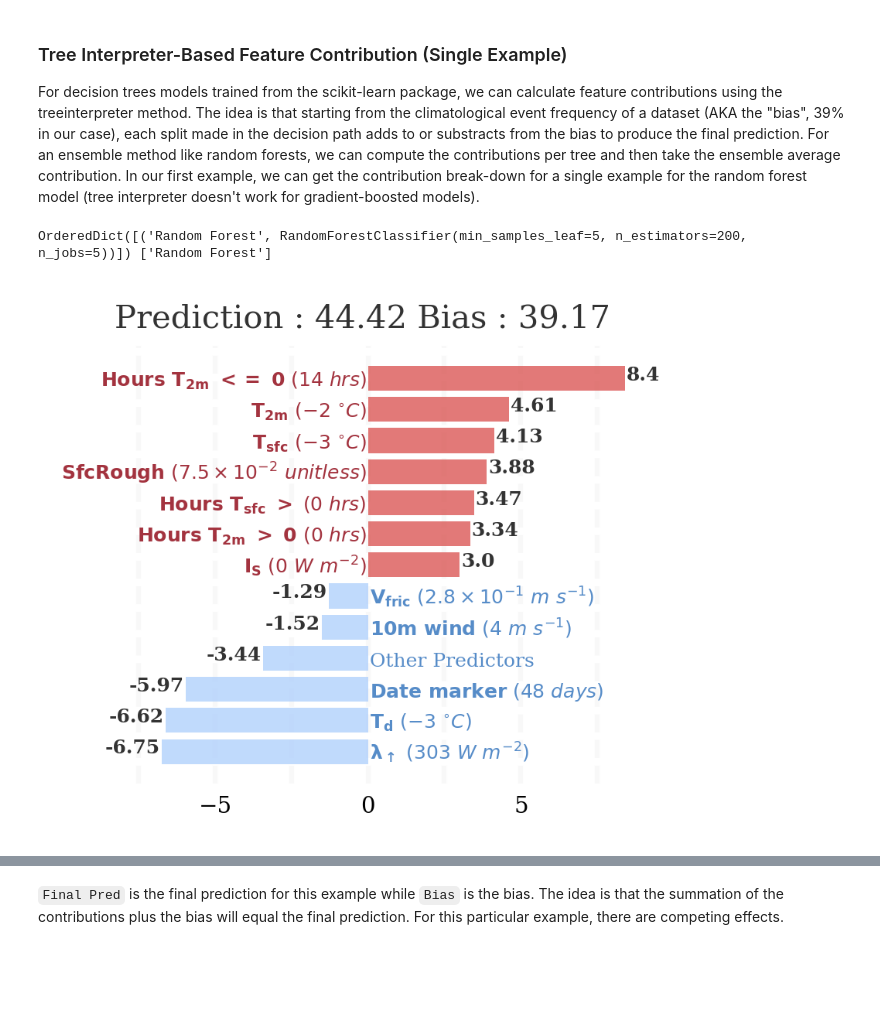
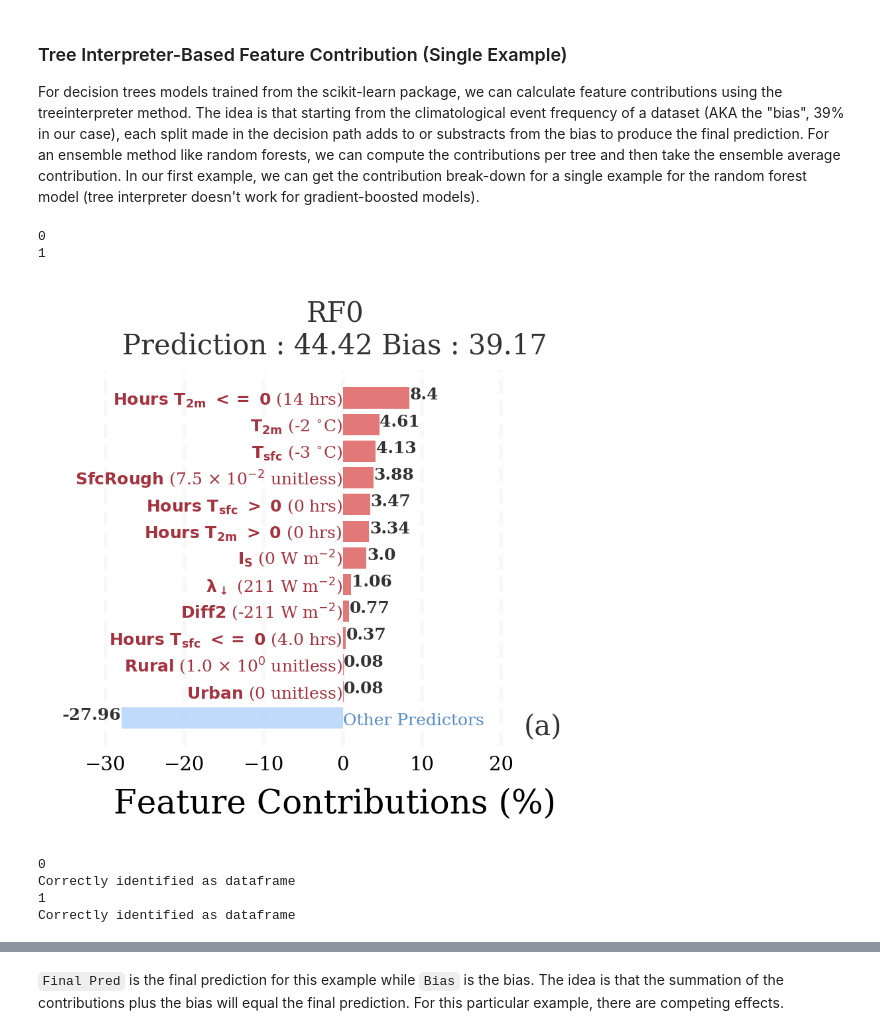
Before and after one commit to monte-flora/scikit-explain, a Jupyter notebook: tutorial_notebooks/feature_contributions.ipynb, the cells around one changed output, grey strips where cells are left out. Saved outputs shown, nothing was run; the diff lists cells and outputs as text; code cells hidden in the pictures; blank space fills up the shorter version.

```diff
--- a/tutorial_notebooks/feature_contributions.ipynb
+++ b/tutorial_notebooks/feature_contributions.ipynb
@@ -22,16 +23,43 @@ examples, targets = mintpy.load_data()
 For decision trees models trained from the scikit-learn package, we can calculate feature contributions using the treeinterpreter method. The idea is that starting from the climatological event frequency of a dataset (AKA the "bias", 39% in our case), each split made in the decision path adds to or substracts from the bias to produce the final prediction. For an ensemble method like random forests, we can compute the contributions per tree and then take the ensemble average contribution. In our first example, we can get the contribution break-down for a single example for the random forest model (tree interpreter doesn't work for gradient-boosted models).
 # %%
 single_example = examples.iloc[[0]]
-myInterpreter = mintpy.InterpretToolkit(models=model_objs[0],
-                                 model_names=model_names[0],
+
+results=[]
+model_names = ['RF1', 'RF0']
+for i in range(2):
+    print(i)
+    myInterpreter = mintpy.InterpretToolkit(models=model_objs[0] ,
+                                 model_names=model_names[i],
                                  examples=single_example,
                                  targets=targets,
                                 )
-results = myInterpreter.calc_contributions(method='tree_interpreter')
-fig = myInterpreter.plot_contributions(
+    results.append(myInterpreter.calc_contributions(method='tree_interpreter'))
+
+
+fig, axes = myInterpreter.plot_contributions(
     display_feature_names=plotting_config.display_feature_names,
     display_units = plotting_config.display_units,
+    wspace=0.1
 )
 # %% [output]
-OrderedDict([('Random Forest', RandomForestClassifier(min_samples_leaf=5, n_estimators=200, n_jobs=5))]) ['Random Forest']
+0
+1
-[figure, old version]
+[figure, new version]
+# %%
+single_example = examples.iloc[[0]]
+results=[]
+model_names = ['RF1', 'RF0']
+for i in range(2):
+    print(i)
+    myInterpreter = mintpy.InterpretToolkit(models=model_objs[0] ,
+                                 model_names=model_names[i],
+                                 examples=single_example,
+                                 targets=targets,
+                                )
+    results = myInterpreter.calc_contributions(method='tree_interpreter')
+    myInterpreter.save_results(fname=f'test_dframe_{model_names[i]}.pkl', data=results)
+# %% [output]
+0
+Correctly identified as dataframe
+1
+Correctly identified as dataframe
```
Also changed, not shown: parts of 11 cells of this notebook, 5 other files.
